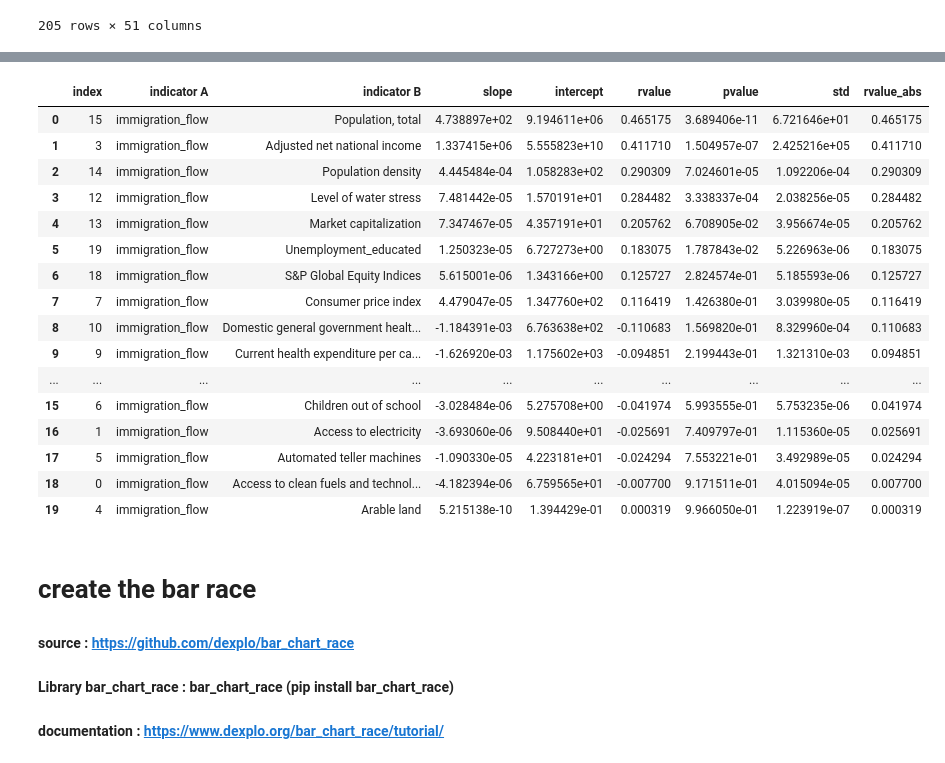
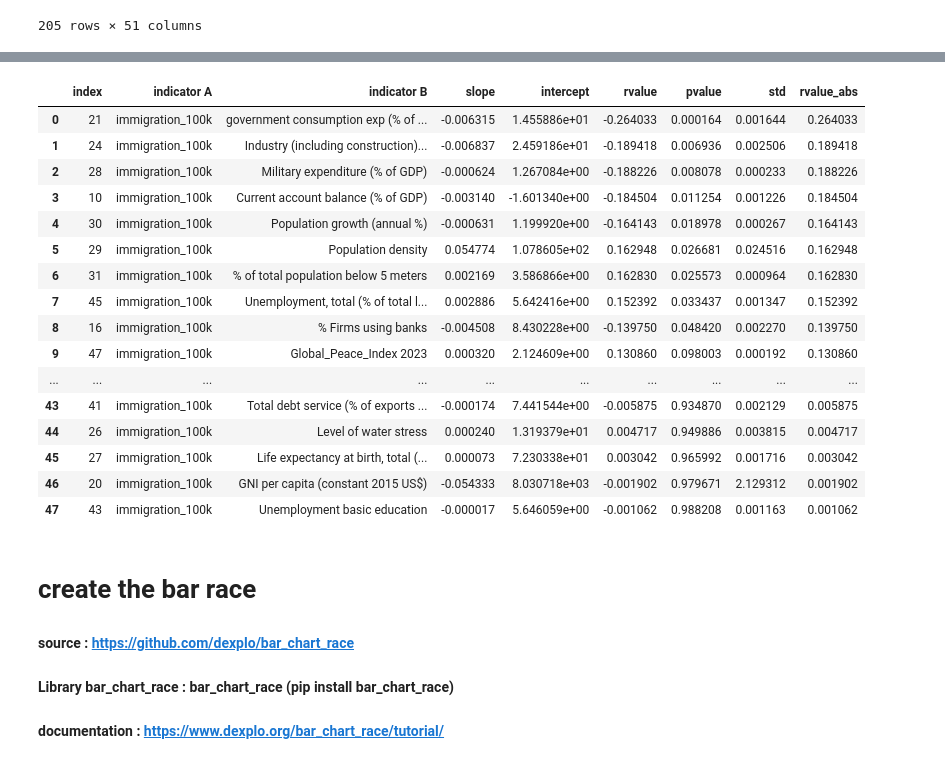
Before and after one commit to nazimben25/Project4_Group4_Immigration_to_canada, a Jupyter notebook: compiling_data.ipynb, the cells around one changed output, grey strips where cells are left out. Cells and saved outputs as stored; diff of their text form; code cells hidden in the pictures.

```diff
--- a/compiling_data.ipynb
+++ b/compiling_data.ipynb
@@ -752,0 +682,6 @@ indicators_list
+# %%
+# this is to test the list that will be used in the fnction below
+
+indicators_list = imm_vs_macrodata_complete_df.columns.to_list()
+indicators_list = indicators_list[2:len(indicators_list)-1]
+indicators_list
@@ -757,7 +710,7 @@ def select_indicator(dataframe):
 
     # create list of indicator from the Dataframe consolidated
     indicators_list = dataframe.columns.to_list()
-    indicators_list = indicators_list[1:len(indicators_list)-3]
+    indicators_list = indicators_list[2:len(indicators_list)-1]
     indicators_list
 
     # create list of returned values
@@ -765,7 +718,7 @@ def select_indicator(dataframe):
 
     # loop through the indicators
     for ind in indicators_list :
-        col1 = 'immigration_flow'
+        col1 = 'immigration_100k'
         col2 = ind
 
 
@@ -814,29 +767,31 @@ def select_indicator(dataframe):
 
     selection_df = selection_df.reset_index()
 
-    return selection_df.head(20)
+    return selection_df.head(50)
 # %%
 # run the function and compare all indicators
-synthesis_df = select_indicator(imm_vs_macrodata_df)
+
+synthesis_df = select_indicator(imm_vs_macrodata_complete_df)
+# synthesis_df.sort_values('pvalue', ascending=False)
 synthesis_df
 # %% [output]
 |  | index | indicator A | indicator B | slope | intercept | rvalue | pvalue | std | rvalue_abs |
-| 0 | 15 | immigration_flow | Population, total | 4.738897e+02 | 9.194611e+06 | 0.465175 | 3.689406e-11 | 6.721646e+01 | 0.465175 |
-| 1 | 3 | immigration_flow | Adjusted net national income | 1.337415e+06 | 5.555823e+10 | 0.411710 | 1.504957e-07 | 2.425216e+05 | 0.411710 |
-| 2 | 14 | immigration_flow | Population density | 4.445484e-04 | 1.058283e+02 | 0.290309 | 7.024601e-05 | 1.092206e-04 | 0.290309 |
-| 3 | 12 | immigration_flow | Level of water stress | 7.481442e-05 | 1.570191e+01 | 0.284482 | 3.338337e-04 | 2.038256e-05 | 0.284482 |
-| 4 | 13 | immigration_flow | Market capitalization | 7.347467e-05 | 4.357191e+01 | 0.205762 | 6.708905e-02 | 3.956674e-05 | 0.205762 |
-| 5 | 19 | immigration_flow | Unemployment_educated | 1.250323e-05 | 6.727273e+00 | 0.183075 | 1.787843e-02 | 5.226963e-06 | 0.183075 |
-| 6 | 18 | immigration_flow | S&P Global Equity Indices | 5.615001e-06 | 1.343166e+00 | 0.125727 | 2.824574e-01 | 5.185593e-06 | 0.125727 |
-| 7 | 7 | immigration_flow | Consumer price index | 4.479047e-05 | 1.347760e+02 | 0.116419 | 1.426380e-01 | 3.039980e-05 | 0.116419 |
-| 8 | 10 | immigration_flow | Domestic general government healt... | -1.184391e-03 | 6.763638e+02 | -0.110683 | 1.569820e-01 | 8.329960e-04 | 0.110683 |
-| 9 | 9 | immigration_flow | Current health expenditure per ca... | -1.626920e-03 | 1.175602e+03 | -0.094851 | 2.199443e-01 | 1.321310e-03 | 0.094851 |
+| 0 | 21 | immigration_100k | government consumption exp (% of ... | -0.006315 | 1.455886e+01 | -0.264033 | 0.000164 | 0.001644 | 0.264033 |
+| 1 | 24 | immigration_100k | Industry (including construction)... | -0.006837 | 2.459186e+01 | -0.189418 | 0.006936 | 0.002506 | 0.189418 |
+| 2 | 28 | immigration_100k | Military expenditure (% of GDP) | -0.000624 | 1.267084e+00 | -0.188226 | 0.008078 | 0.000233 | 0.188226 |
+| 3 | 10 | immigration_100k | Current account balance (% of GDP) | -0.003140 | -1.601340e+00 | -0.184504 | 0.011254 | 0.001226 | 0.184504 |
+| 4 | 30 | immigration_100k | Population growth (annual %) | -0.000631 | 1.199920e+00 | -0.164143 | 0.018978 | 0.000267 | 0.164143 |
+| 5 | 29 | immigration_100k | Population density | 0.054774 | 1.078605e+02 | 0.162948 | 0.026681 | 0.024516 | 0.162948 |
+| 6 | 31 | immigration_100k | % of total population below 5 meters | 0.002169 | 3.586866e+00 | 0.162830 | 0.025573 | 0.000964 | 0.162830 |
+| 7 | 45 | immigration_100k | Unemployment, total (% of total l... | 0.002886 | 5.642416e+00 | 0.152392 | 0.033437 | 0.001347 | 0.152392 |
+| 8 | 16 | immigration_100k | % Firms using banks | -0.004508 | 8.430228e+00 | -0.139750 | 0.048420 | 0.002270 | 0.139750 |
+| 9 | 47 | immigration_100k | Global_Peace_Index 2023 | 0.000320 | 2.124609e+00 | 0.130860 | 0.098003 | 0.000192 | 0.130860 |
 | ... | ... | ... | ... | ... | ... | ... | ... | ... | ... |
-| 15 | 6 | immigration_flow | Children out of school | -3.028484e-06 | 5.275708e+00 | -0.041974 | 5.993555e-01 | 5.753235e-06 | 0.041974 |
-| 16 | 1 | immigration_flow | Access to electricity | -3.693060e-06 | 9.508440e+01 | -0.025691 | 7.409797e-01 | 1.115360e-05 | 0.025691 |
-| 17 | 5 | immigration_flow | Automated teller machines | -1.090330e-05 | 4.223181e+01 | -0.024294 | 7.553221e-01 | 3.492989e-05 | 0.024294 |
-| 18 | 0 | immigration_flow | Access to clean fuels and technol... | -4.182394e-06 | 6.759565e+01 | -0.007700 | 9.171511e-01 | 4.015094e-05 | 0.007700 |
-| 19 | 4 | immigration_flow | Arable land | 5.215138e-10 | 1.394429e-01 | 0.000319 | 9.966050e-01 | 1.223919e-07 | 0.000319 |
+| 43 | 41 | immigration_100k | Total debt service (% of exports ... | -0.000174 | 7.441544e+00 | -0.005875 | 0.934870 | 0.002129 | 0.005875 |
+| 44 | 26 | immigration_100k | Level of water stress | 0.000240 | 1.319379e+01 | 0.004717 | 0.949886 | 0.003815 | 0.004717 |
+| 45 | 27 | immigration_100k | Life expectancy at birth, total (... | 0.000073 | 7.230338e+01 | 0.003042 | 0.965992 | 0.001716 | 0.003042 |
+| 46 | 20 | immigration_100k | GNI per capita (constant 2015 US$) | -0.054333 | 8.030718e+03 | -0.001902 | 0.979671 | 2.129312 | 0.001902 |
+| 47 | 43 | immigration_100k | Unemployment basic education | -0.000017 | 5.646059e+00 | -0.001062 | 0.988208 | 0.001163 | 0.001062 |
 # %%
 synthesis_df.to_excel('Output/regression.xlsx')
 # %% [markdown]
```
Also changed, not shown: parts of 29 cells of this notebook, 1 other file.
